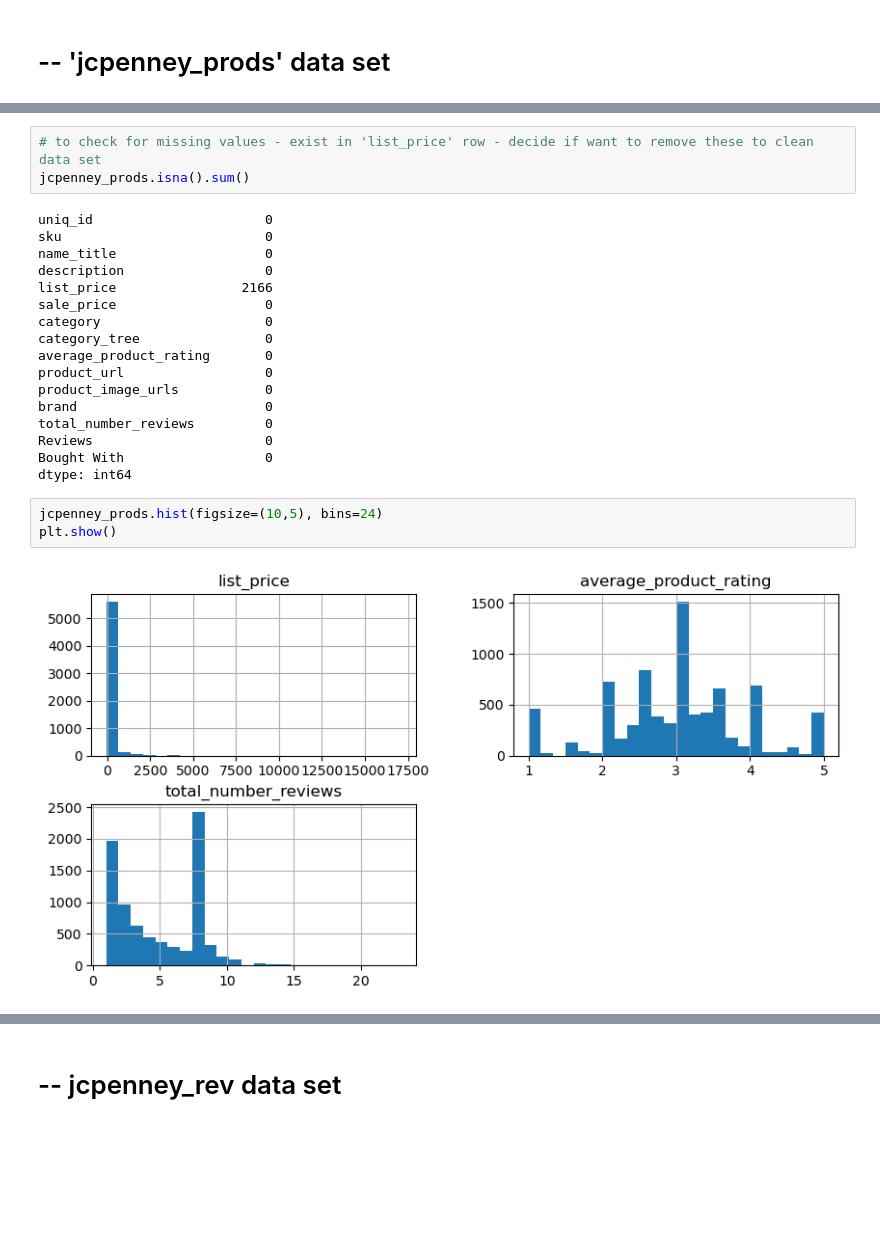
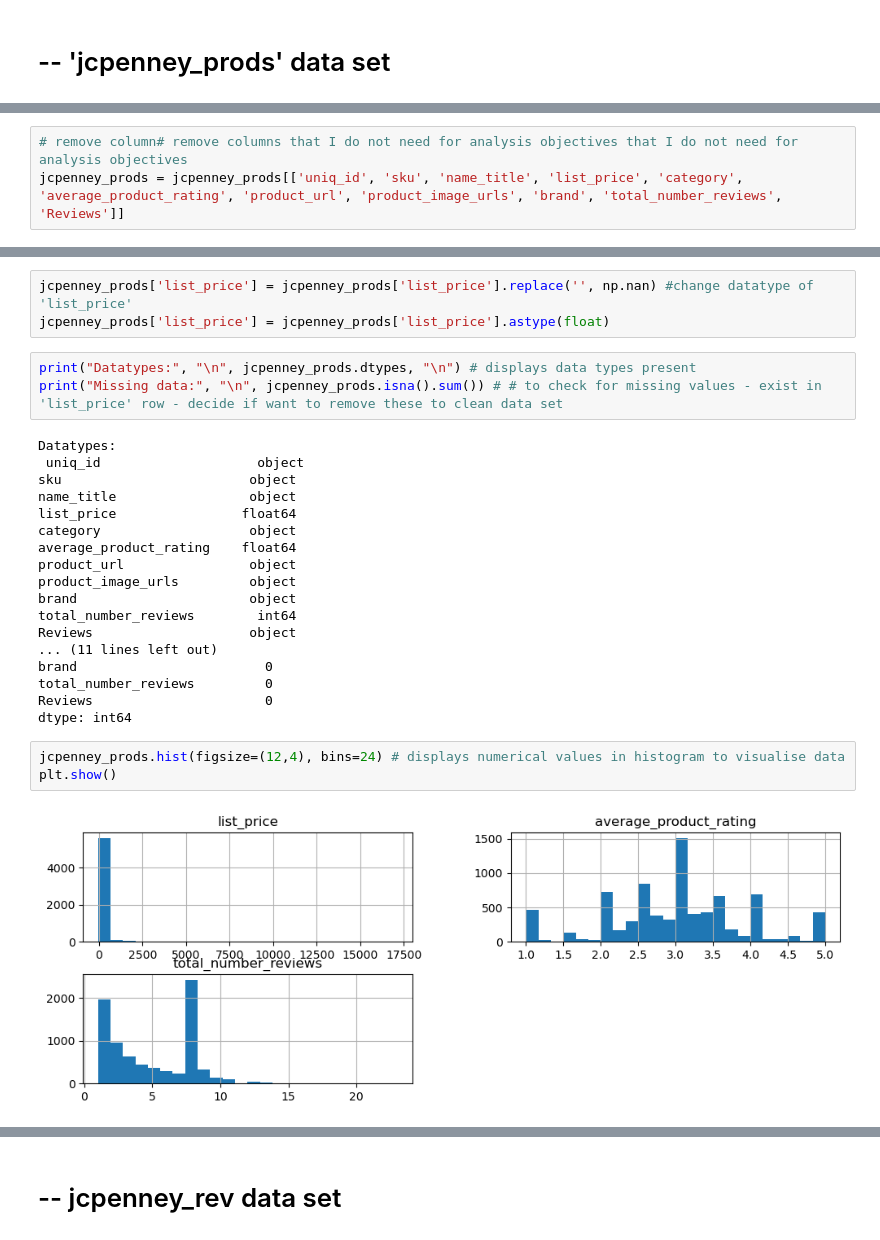
Before and after one commit to EMSinclair217/ITPBD2-Assignment-with-notebook, a Jupyter notebook: 3537499_BD2.ipynb, the cells around one changed output, grey strips where cells are left out. Drawn from its saved outputs; the diff is of its cells as text; blank space fills up the shorter version.

```diff
--- a/3537499_BD2.ipynb
+++ b/3537499_BD2.ipynb
@@ -475,0 +329,3 @@ jcpenney_prods.shape
+# %%
+# remove column# remove columns that I do not need for analysis objectives that I do not need for analysis objectives
+jcpenney_prods = jcpenney_prods[['uniq_id', 'sku', 'name_title', 'list_price', 'category', 'average_product_rating', 'product_url', 'product_image_urls', 'brand', 'total_number_reviews', 'Reviews']]
@@ -520,28 +356,32 @@ dtype: object
+# %%
+jcpenney_prods['list_price'] = jcpenney_prods['list_price'].replace('', np.nan) #change datatype of 'list_price'
+jcpenney_prods['list_price'] = jcpenney_prods['list_price'].astype(float)
 # %%
-# to check for missing values - exist in 'list_price' row - decide if want to remove these to clean data set
-jcpenney_prods.isna().sum()
+print("Datatypes:", "\n", jcpenney_prods.dtypes, "\n") # displays data types present
+print("Missing data:", "\n", jcpenney_prods.isna().sum()) # # to check for missing values - exist in 'list_price' row - decide if want to remove these to clean data set
 # %% [output]
-uniq_id                      0
-sku                          0
-name_title                   0
-description                  0
-list_price                2166
-sale_price                   0
-category                     0
-category_tree                0
-average_product_rating       0
-product_url                  0
-product_image_urls           0
+Datatypes:
+ uniq_id                    object
+sku                        object
+name_title                 object
+list_price                float64
+category                   object
+average_product_rating    float64
+product_url                object
+product_image_urls         object
+brand                      object
+total_number_reviews        int64
+Reviews                    object
+... (11 lines left out)
 brand                        0
 total_number_reviews         0
 Reviews                      0
-Bought With                  0
 dtype: int64
 # %%
-jcpenney_prods.hist(figsize=(10,5), bins=24)
+jcpenney_prods.hist(figsize=(12,4), bins=24) # displays numerical values in histogram to visualise data
 plt.show()
 # %% [output]
-[figure, old version]
+[figure, new version]
 # %%
 # the extension of the x-axis in the 'total number of reviews' histograph suggests data points are present but very small volume - look into these
 # to assess if true points or outliers/anomalies
```
Also changed, not shown: parts of 124 cells of this notebook, 1 other file.
